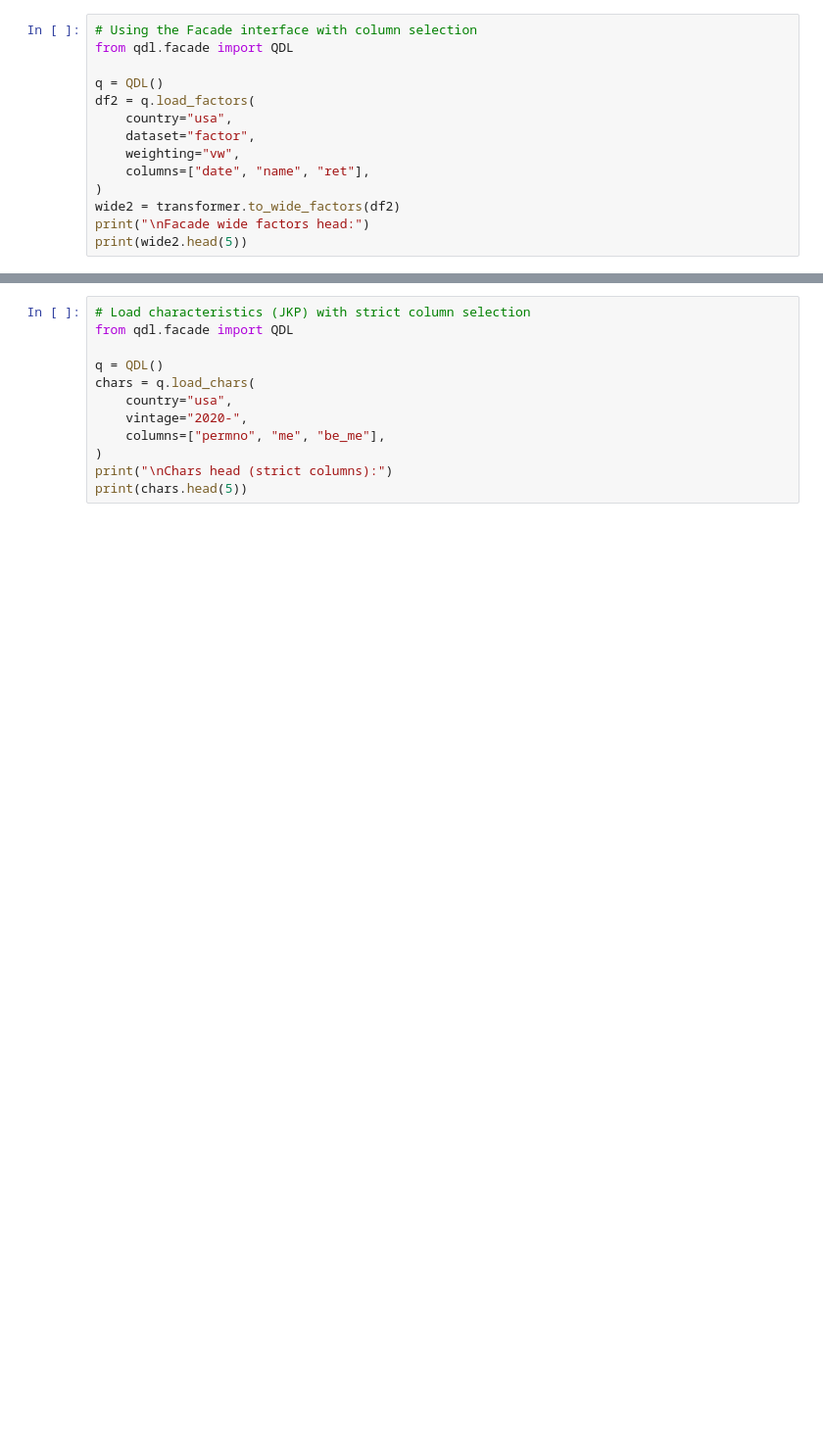
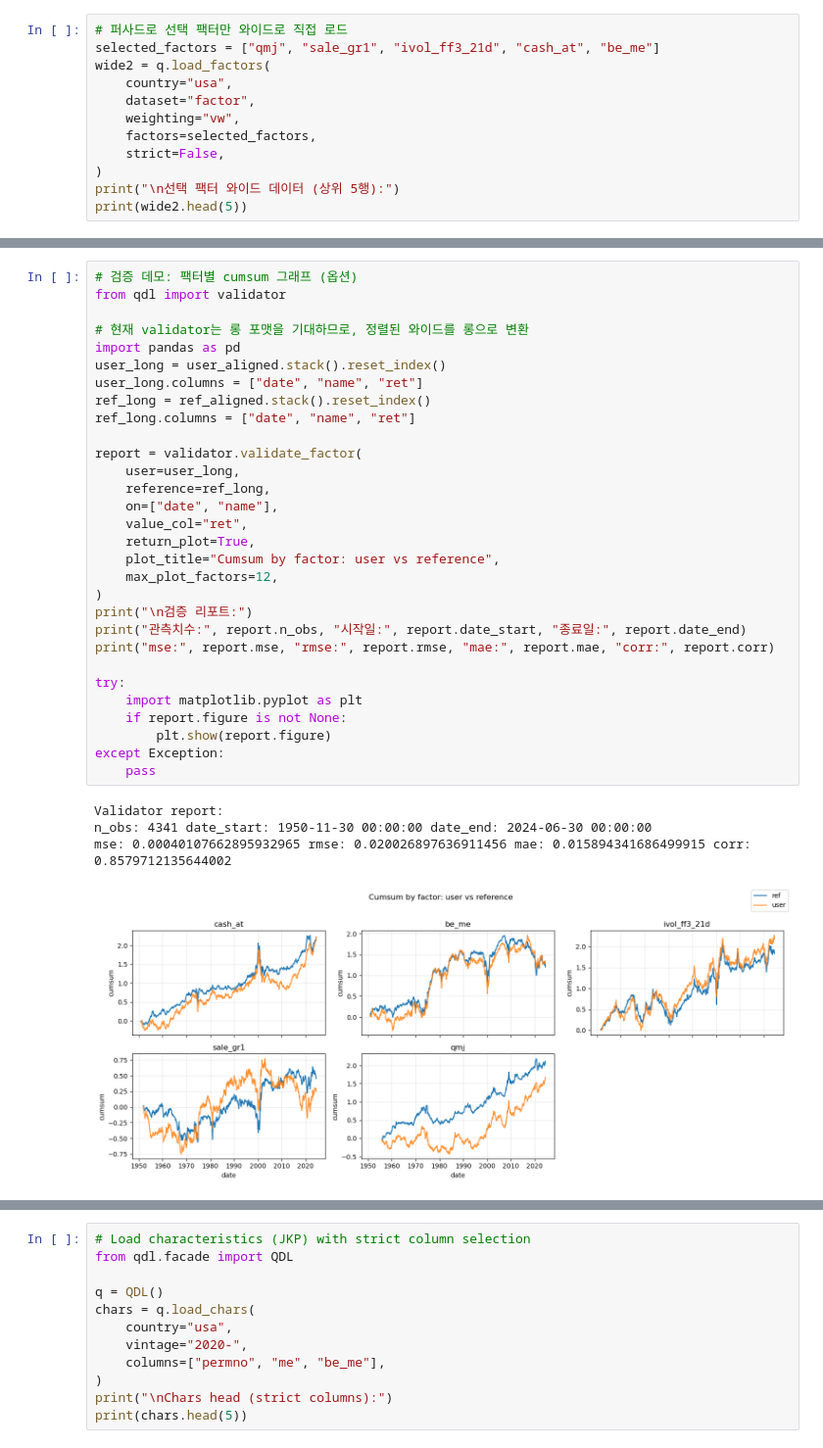
Before and after one commit to jaepil-choi/KAIST-BAF634-2025, a Jupyter notebook: tutorial.ipynb, the cells around one changed output, grey strips where cells are left out. Shown: that part at 98% size. Cells and saved outputs as stored; diff of their text form; blank space fills up the shorter version.

```diff
--- a/tutorial.ipynb
+++ b/tutorial.ipynb
@@ -47,18 +76,16 @@ date                                     ...
 
 [5 rows x 153 columns]
 # %%
-# Using the Facade interface with column selection
-from qdl.facade import QDL
-
-q = QDL()
-df2 = q.load_factors(
+# 퍼사드로 선택 팩터만 와이드로 직접 로드
+selected_factors = ["qmj", "sale_gr1", "ivol_ff3_21d", "cash_at", "be_me"]
+wide2 = q.load_factors(
     country="usa",
     dataset="factor",
     weighting="vw",
-    columns=["date", "name", "ret"],
+    factors=selected_factors,
+    strict=False,
 )
-wide2 = transformer.to_wide_factors(df2)
-print("\nFacade wide factors head:")
+print("\n선택 팩터 와이드 데이터 (상위 5행):")
 print(wide2.head(5))
 # %% [output]
 Facade wide factors head:
@@ -95,3 +121,38 @@ print("Columns equal (set):", set(user_aligned.columns) == set(ref_aligned.colum
 Validation (index inner-join) period: 1927-01-31 00:00:00 to 2024-06-30 00:00:00
 Aligned length: 1170
 Columns equal (set): True
+# %%
+# 검증 데모: 팩터별 cumsum 그래프 (옵션)
+from qdl import validator
+
+# 현재 validator는 롱 포맷을 기대하므로, 정렬된 와이드를 롱으로 변환
+import pandas as pd
+user_long = user_aligned.stack().reset_index()
+user_long.columns = ["date", "name", "ret"]
+ref_long = ref_aligned.stack().reset_index()
+ref_long.columns = ["date", "name", "ret"]
+
+report = validator.validate_factor(
+    user=user_long,
+    reference=ref_long,
+    on=["date", "name"],
+    value_col="ret",
+    return_plot=True,
+    plot_title="Cumsum by factor: user vs reference",
+    max_plot_factors=12,
+)
+print("\n검증 리포트:")
+print("관측치수:", report.n_obs, "시작일:", report.date_start, "종료일:", report.date_end)
+print("mse:", report.mse, "rmse:", report.rmse, "mae:", report.mae, "corr:", report.corr)
+
+try:
+    import matplotlib.pyplot as plt
+    if report.figure is not None:
+        plt.show(report.figure)
+except Exception:
+    pass
+# %% [output]
+Validator report:
+n_obs: 4341 date_start: 1950-11-30 00:00:00 date_end: 2024-06-30 00:00:00
+mse: 0.00040107662895932965 rmse: 0.020026897636911456 mae: 0.015894341686499915 corr: 0.8579712135644002
+[figure, added]
```
Also changed, not shown: parts of 7 cells of this notebook, 2 other files.
